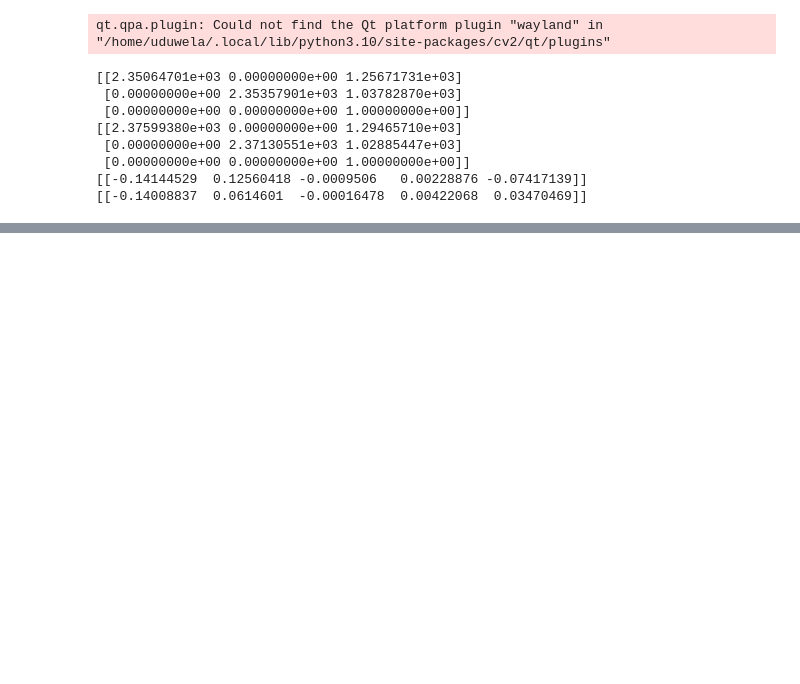
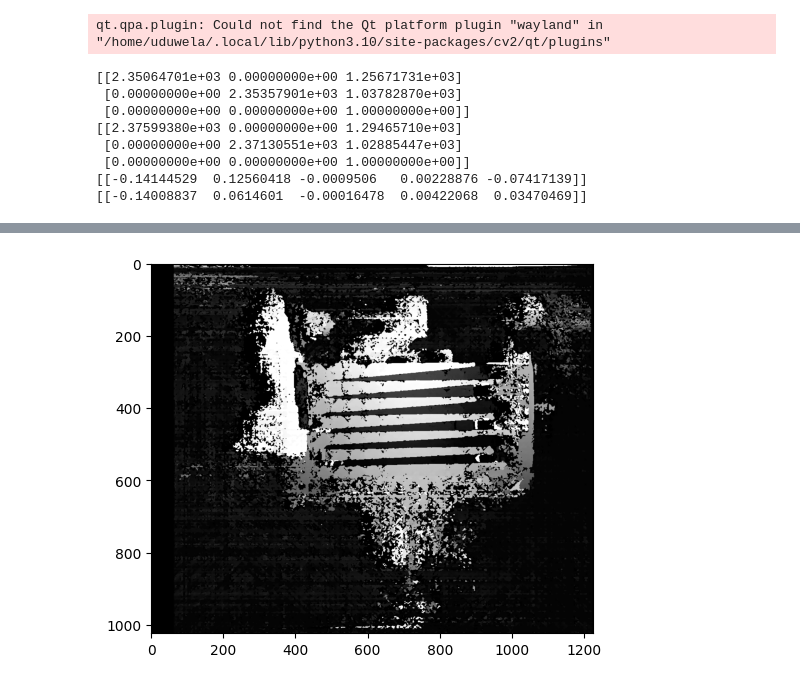
Before and after one commit to CO-FOE-USJ/co4204---practical-2---camera-calibration-dhanushka365, a Jupyter notebook: main.ipynb, the cells around one changed output, grey strips where cells are left out. Cells and saved outputs as stored; diff of their text form; code cells hidden in the pictures; blank space fills up the shorter version.

```diff
--- a/main.ipynb
+++ b/main.ipynb
@@ -249,0 +461,37 @@ Stereo calibration rms:  2.249468280615339
+# %%
+#Get height and width. Note: It assumes that both pictures are the same size. They HAVE to be same size and height.
+hl,wl = imgL.shape[:2]
+hr,wr = imgR.shape[:2]
+
+#Get optimal camera matrix for better undistortion
+new_camera_matrix_l, roi_l = cv2.getOptimalNewCameraMatrix(K1,D1,(wl,hl),1,(wl,hl))
+new_camera_matrix_r, roi_r = cv2.getOptimalNewCameraMatrix(K2,D2,(wr,hr),1,(wr,hr))
+
+
+#Undistort images
+img_1_undistorted_l = cv2.undistort(imgL, K1, D1, None, new_camera_matrix_l)
+img_2_undistorted_r = cv2.undistort(imgR, K1, D2, None, new_camera_matrix_r)
+
+img_1_downsampled_l = downsample_image(img_1_undistorted_l,1)
+img_2_downsampled_r = downsample_image(img_2_undistorted_r,1)
+
+#cv2.imwrite('undistorted_left.jpg', img_1_downsampled)
+#cv2.imwrite('undistorted_right.jpg', img_2_downsampled)
+# %%
+#Set disparity parameters
+#Note: disparity range is tuned according to specific parameters obtained through trial and error.
+win_size = 5
+min_disp = -1
+max_disp = 63 #min_disp * 9
+num_disp = max_disp - min_disp # Needs to be divisible by 16
+
+#Create Block matching object.
+stereo = cv2.StereoSGBM_create(minDisparity= min_disp,
+	numDisparities = num_disp,
+	blockSize = 5,
+	uniquenessRatio = 5,
+	speckleWindowSize = 5,
+	speckleRange = 5,
+	disp12MaxDiff = 2,
+	P1 = 8*3*win_size**2,#8*3*win_size**2,
+	P2 =32*3*win_size**2) #32*3*win_size**2)
@@ -249,0 +504,6 @@ Stereo calibration rms:  2.249468280615339
+# %%
+#Show disparity map before generating 3D cloud to verify that point cloud will be usable.
+plt.imshow(disparity_map,'gray')
+plt.show()
+# %% [output]
+[figure, added]
```
Also changed, not shown: parts of 21 cells of this notebook.
